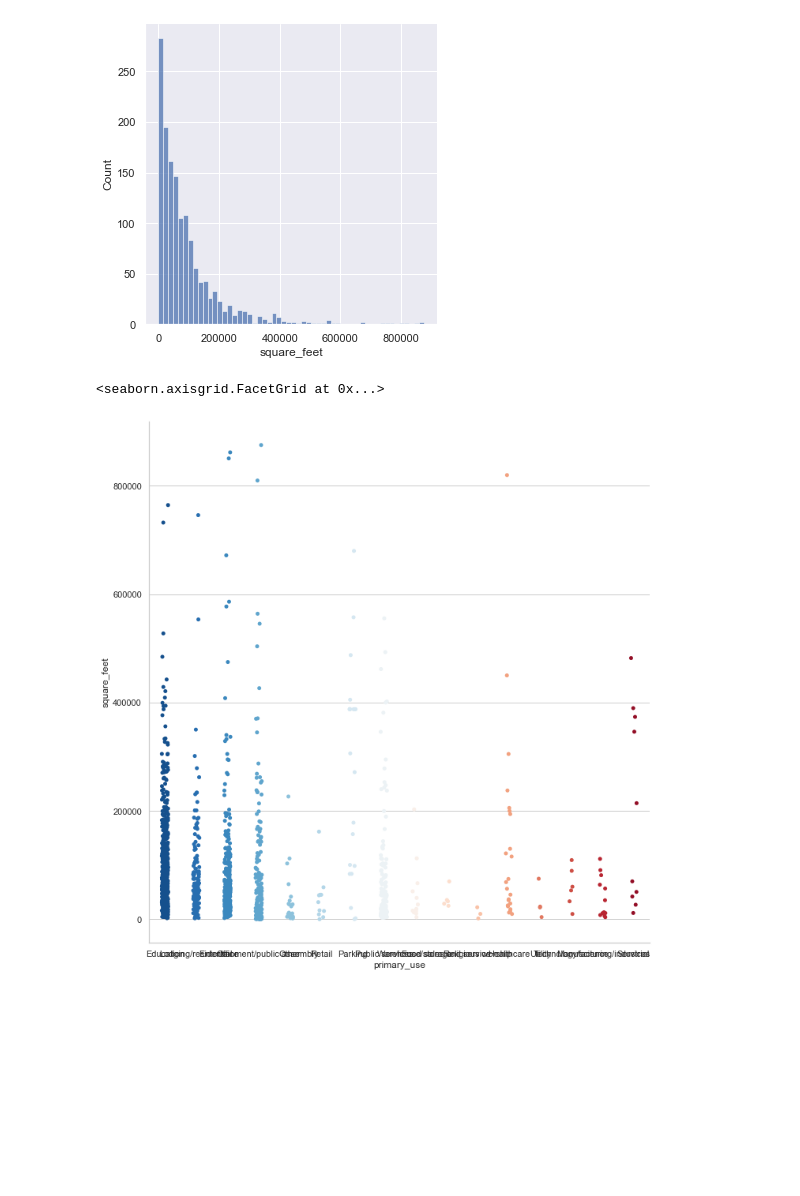
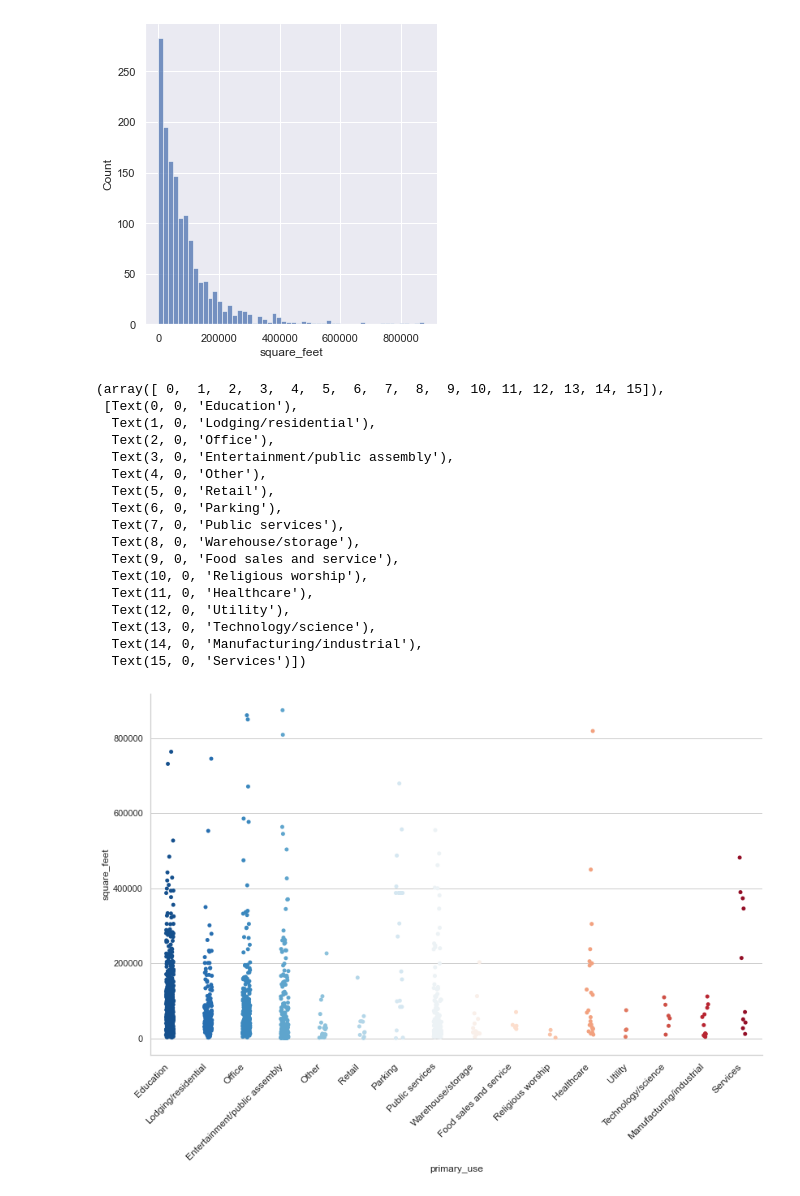
Before and after one commit to PeterStos/ASHRAE---Great-Energy-Predictor-III, a Jupyter notebook: Exploratory_Data_Analysis.ipynb, the cells around one changed output. Drawn from its saved outputs; the diff is of its cells as text; code cells hidden in the pictures; blank space fills up the shorter version.

```diff
--- a/Exploratory_Data_Analysis.ipynb
+++ b/Exploratory_Data_Analysis.ipynb
@@ -299,17 +307,3 @@ sns.displot(build_meta['square_feet'])
 # %% [output]
 <seaborn.axisgrid.FacetGrid at 0x...>
 [figure]
-# %%
-#tips = sns.load_dataset("tips")
-#sns.set_style('whitegrid')
-#sns.set(rc={'figure.figsize':(14,14)})
-#plt.xticks(
-#    rotation=45,
-#    horizontalalignment='right',
-#    fontweight='light',
-#    fontsize='medium'
-#)
-sns.catplot(data=build_meta, x="primary_use", y="square_feet",height=10, aspect=10/10, palette='RdBu_r')
-# %% [output]
-<seaborn.axisgrid.FacetGrid at 0x...>
-[figure, removed]
@@ -324,0 +310,27 @@ sns.catplot(data=build_meta, x="primary_use", y="square_feet",height=10, aspect=
+# %%
+sns.catplot(data=build_meta, x="primary_use", y="square_feet",height=7, aspect=10/6, palette='RdBu_r')
+plt.xticks(
+    rotation=45,
+    horizontalalignment='right',
+    fontweight='light',
+    fontsize='medium'
+)
+# %% [output]
+(array([ 0,  1,  2,  3,  4,  5,  6,  7,  8,  9, 10, 11, 12, 13, 14, 15]),
+ [Text(0, 0, 'Education'),
+  Text(1, 0, 'Lodging/residential'),
+  Text(2, 0, 'Office'),
+  Text(3, 0, 'Entertainment/public assembly'),
+  Text(4, 0, 'Other'),
+  Text(5, 0, 'Retail'),
+  Text(6, 0, 'Parking'),
+  Text(7, 0, 'Public services'),
+  Text(8, 0, 'Warehouse/storage'),
+  Text(9, 0, 'Food sales and service'),
+  Text(10, 0, 'Religious worship'),
+  Text(11, 0, 'Healthcare'),
+  Text(12, 0, 'Utility'),
+  Text(13, 0, 'Technology/science'),
+  Text(14, 0, 'Manufacturing/industrial'),
+  Text(15, 0, 'Services')])
+[figure, added]
```
Also changed, not shown: parts of 14 cells of this notebook.
